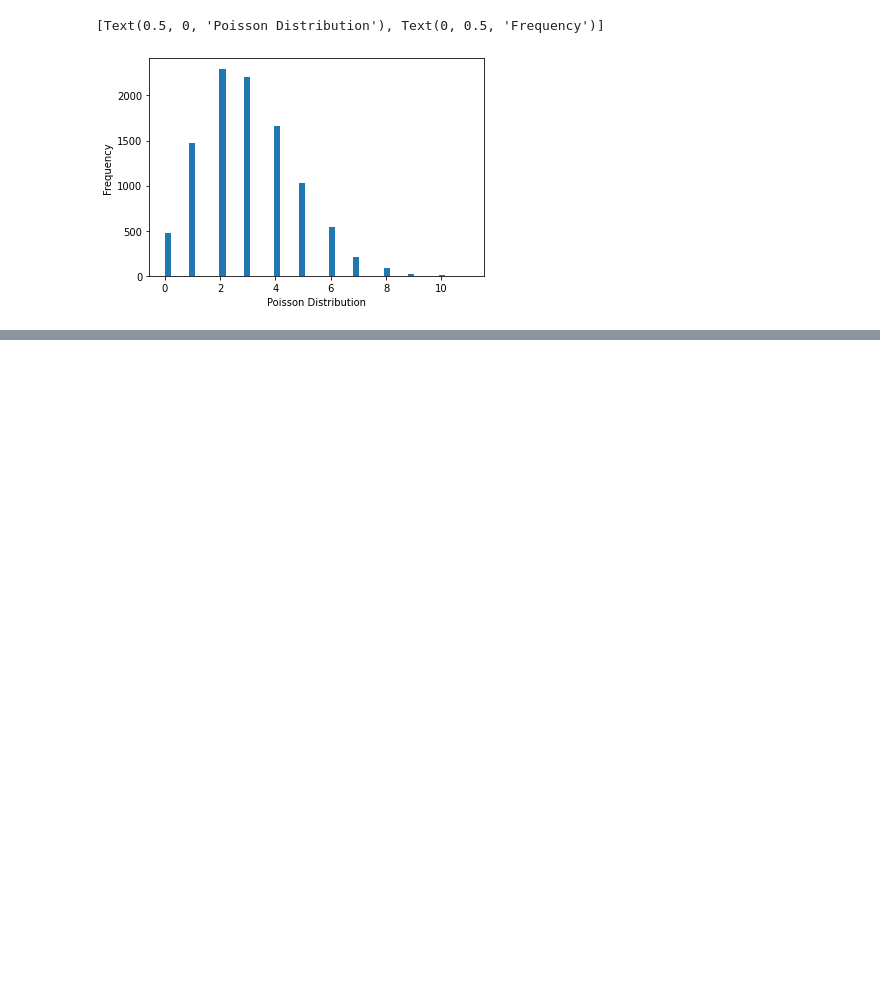
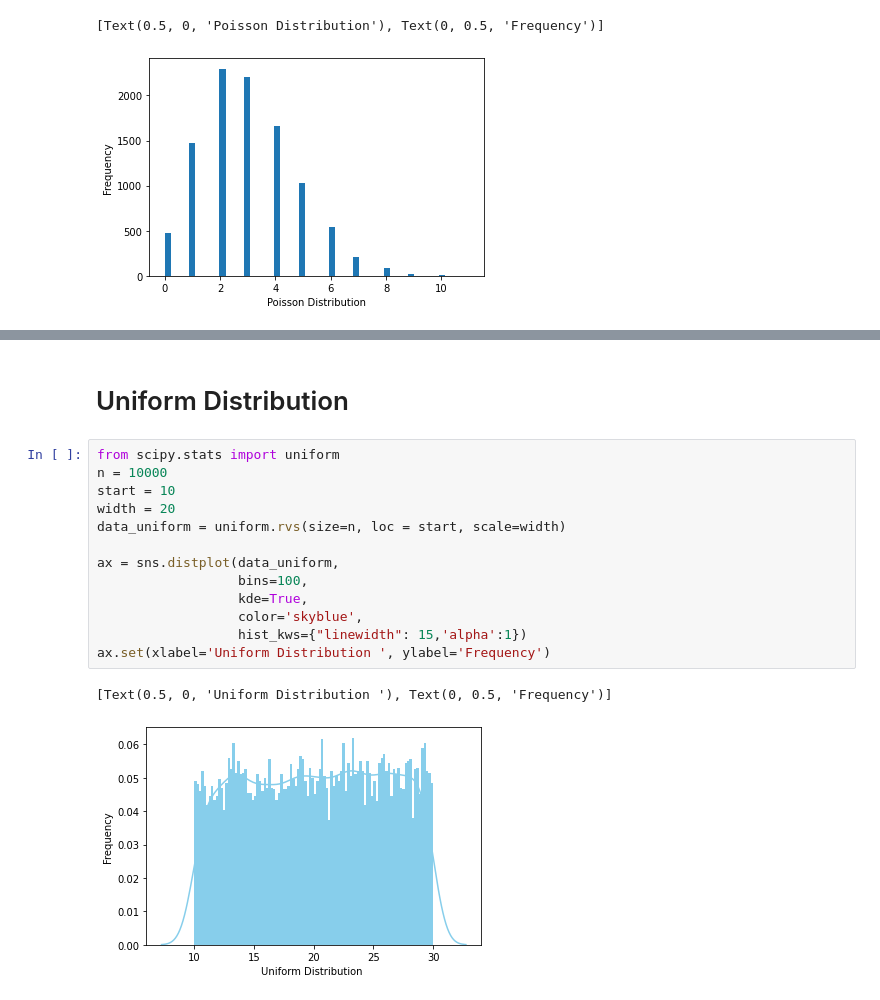
Before and after one commit to AzadMehedi/Statistics, a Jupyter notebook: Stats_probability_distribution_2.ipynb, the cells around one changed output, grey strips where cells are left out. Saved outputs shown, nothing was run; the diff lists cells and outputs as text; blank space fills up the shorter version.

```diff
--- a/Stats_probability_distribution_2.ipynb
+++ b/Stats_probability_distribution_2.ipynb
@@ -38,0 +62,18 @@ ax.set(xlabel='Poisson Distribution', ylabel='Frequency')
+# %% [markdown]
+# Uniform Distribution
+# %%
+from scipy.stats import uniform
+n = 10000
+start = 10
+width = 20
+data_uniform = uniform.rvs(size=n, loc = start, scale=width)
+
+ax = sns.distplot(data_uniform,
+                  bins=100,
+                  kde=True,
+                  color='skyblue',
+                  hist_kws={"linewidth": 15,'alpha':1})
+ax.set(xlabel='Uniform Distribution ', ylabel='Frequency')
+# %% [output]
+[Text(0.5, 0, 'Uniform Distribution '), Text(0, 0.5, 'Frequency')]
+[figure, added]
```
Also changed, not shown: parts of 4 cells of this notebook.
